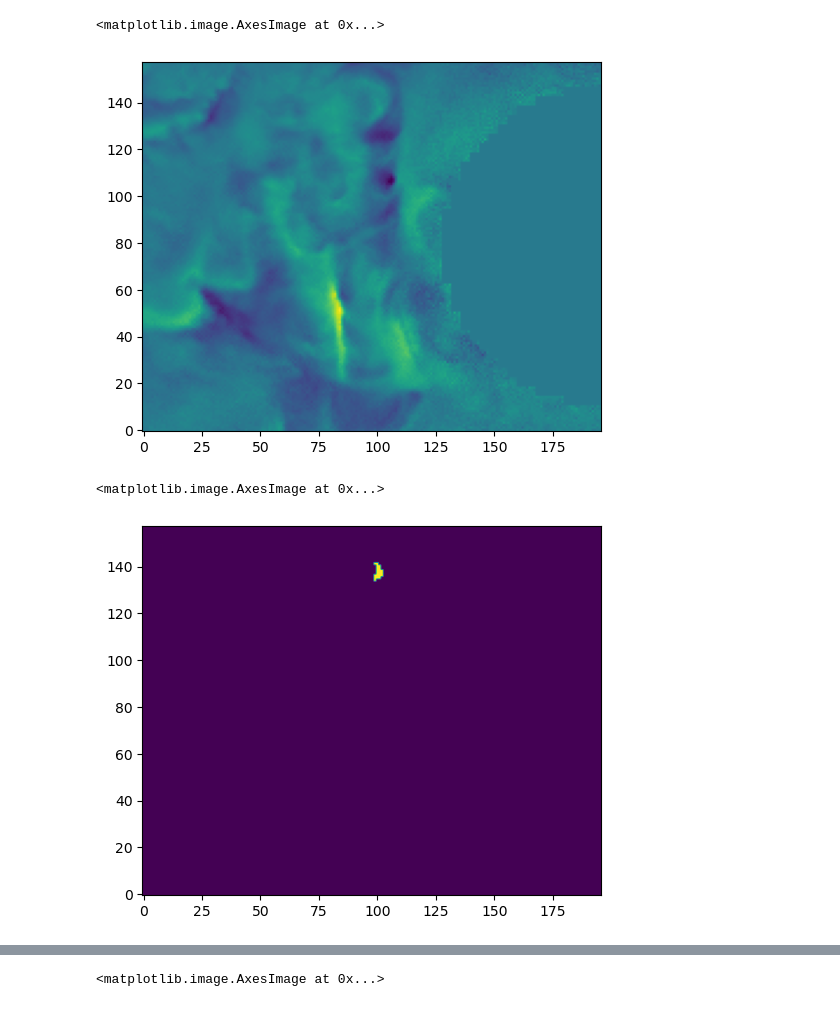
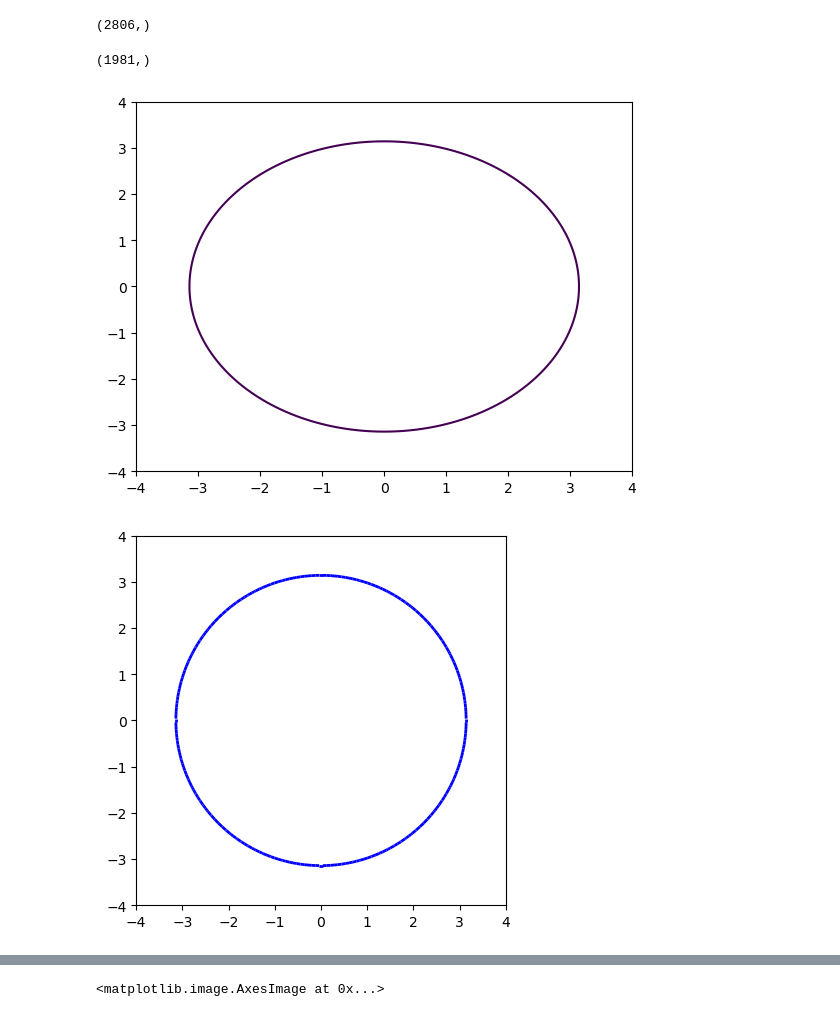
Before and after one commit to alexandercushen/MercuryModelling, a Jupyter notebook: plotting/3D_plotting.ipynb, the cells around one changed output, grey strips where cells are left out. Drawn from its saved outputs; the diff is of its cells as text; code cells hidden in the pictures.

```diff
--- a/plotting/3D_plotting.ipynb
+++ b/plotting/3D_plotting.ipynb
@@ -520,8 +555,8 @@ def symroot(x):
 # %%
 # STEP ONE: process data
-dir = "/Users/atcushen/Documents/MercuryModelling/runs/nightside_v4_run1/ta-234e/" #   # Directory with data
+dir = "/Volumes/My Book Duo/runs/nightside_v5_run1/ta-2/" #   # Directory with data
 start_time = 30
-t_bound = [40,70]                                               # Start and stop times of this data to be plot
+t_bound = [30,50]                                               # Start and stop times of this data to be plot
 dt = 0.05                                                     # What is the timestZep between files?
 convert_first = True # Set to true to make sure files are converted from .dat to .plt. Set to false if there are .dat files in the directory which do not need to be converted
 
@@ -3441,14 +4870,58 @@ df_data
+# %%
+Xcs[Jycs<0].ravel().shape
+# %% [output]
+(2806,)
 # %%
-import cython
+x[J_interp>FAC_min].ravel().shape
+# %% [output]
+(1981,)
 # %%
-plt.imshow(deltaBz,origin='lower')
+# Assuming x, y, z are your meshgrid data
+# Example data for demonstration
+x = np.linspace(-4, 4, 100)
+y = np.linspace(-4, 4, 100)
+x, y = np.meshgrid(x, y)
+z = np.sin(np.sqrt(x**2 + y**2))
+
+# Create a contour plot
+contour = plt.contour(x, y, z, levels=[0])  # levels can be adjusted based on the desired contour level
+
+# Initialize an empty list to store line segments
+line_segments = []
+
+# Collect all line segments from the contour
+for collection in contour.collections:
+    for path in collection.get_paths():
+        # Extract the vertices of the line segments
+        vertices = path.vertices
+        for i in range(len(vertices) - 1):
+            line_segments.append((vertices[i], vertices[i+1]))
+
+# Optionally, you can close a plot to avoid displaying it in non-interactive environments
+plt.show()
+plt.close()
+
+# Now line_segments contains all the 2D line segments as tuples of start and end points
+#print(line_segments)
 # %% [output]
-<matplotlib.image.AxesImage at 0x...>
-[figure, old version]
+[figure, new version]
 # %%
-plt.imshow(contour_map,origin='lower')
+line_collection = LineCollection(line_segments, colors='blue', linewidths=2)
+
+# Create a plot
+fig, ax = plt.subplots()
+
+# Add the LineCollection to the plot
+ax.add_collection(line_collection)
+
+# Optionally set limits and aspect ratio
+ax.set_xlim(x.min(), x.max())
+ax.set_ylim(y.min(), y.max())
+ax.set_aspect('equal', 'box')
+
+# Display the plot
+plt.show()
 # %% [output]
-<matplotlib.image.AxesImage at 0x...>
-[figure, old version]
+[figure, new version]
 # %%
 import numpy as np
```
Also changed, not shown: parts of 8 cells of this notebook, 5 other files.
